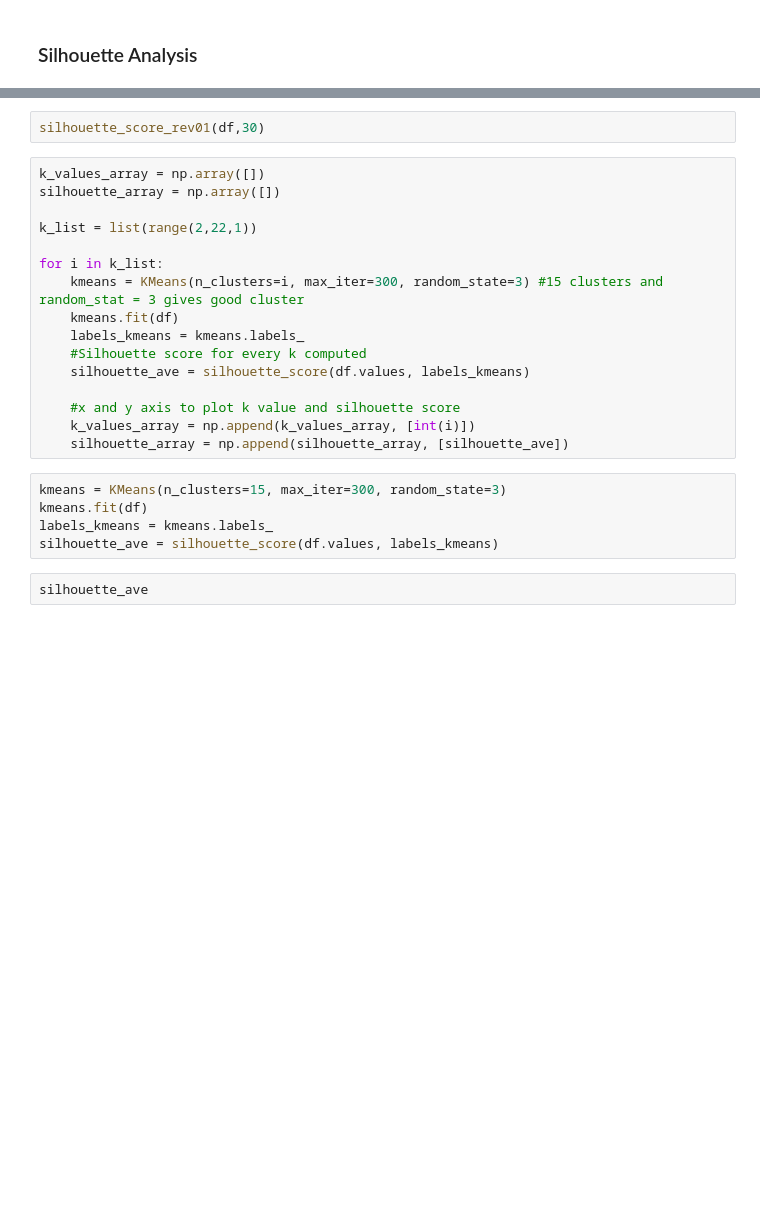
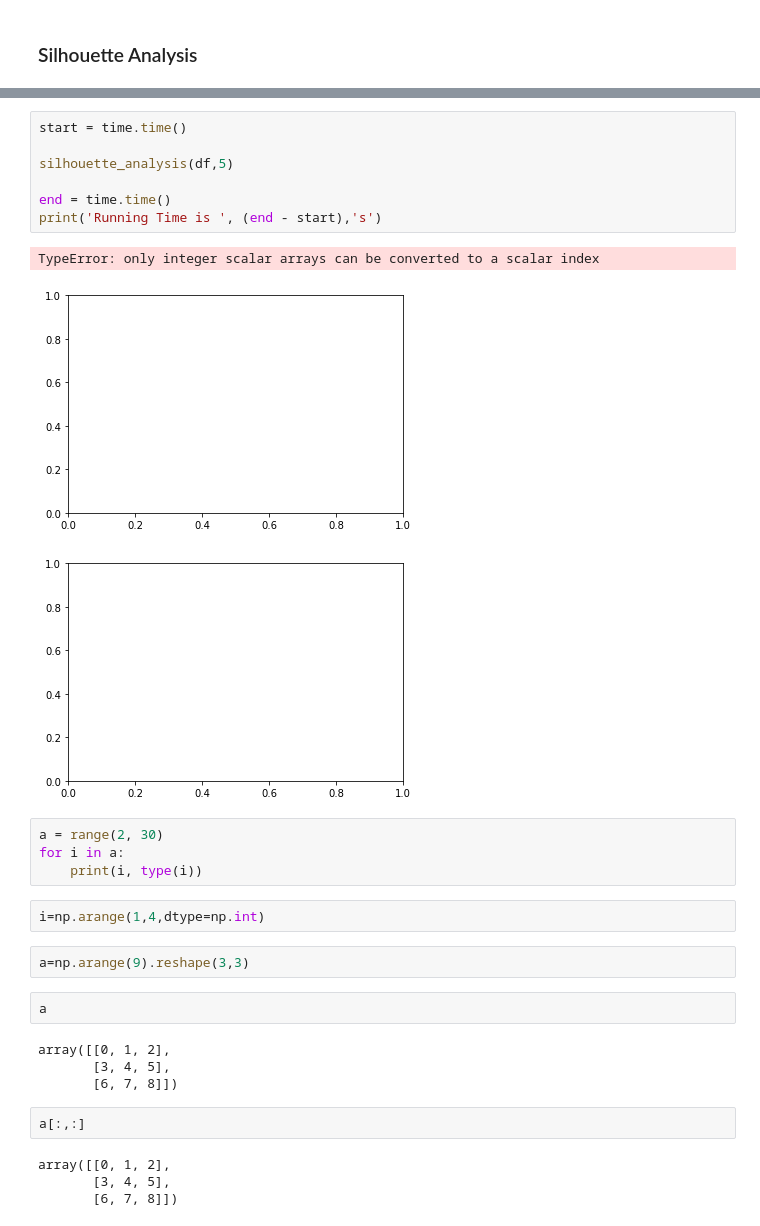
Before and after one commit to JiayuanGuo/Learning-Dash, a Jupyter notebook: Transtomics_Clustering/KMeansClustering.ipynb, the cells around one changed output, grey strips where cells are left out. Saved outputs shown, nothing was run; the diff lists cells and outputs as text; blank space fills up the shorter version.

```diff
--- a/Transtomics_Clustering/KMeansClustering.ipynb
+++ b/Transtomics_Clustering/KMeansClustering.ipynb
@@ -266,25 +289,31 @@ def silhouette_score_rev01(df,k):
-# %%
-silhouette_score_rev01(df,30)
-# %%
-k_values_array = np.array([])
-silhouette_array = np.array([])
-
-k_list = list(range(2,22,1))
-
-for i in k_list:
-    kmeans = KMeans(n_clusters=i, max_iter=300, random_state=3) #15 clusters and random_stat = 3 gives good cluster
-    kmeans.fit(df)
-    labels_kmeans = kmeans.labels_
-    #Silhouette score for every k computed
-    silhouette_ave = silhouette_score(df.values, labels_kmeans)
-
-    #x and y axis to plot k value and silhouette score
-    k_values_array = np.append(k_values_array, [int(i)])
-    silhouette_array = np.append(silhouette_array, [silhouette_ave])
-# %%
-kmeans = KMeans(n_clusters=15, max_iter=300, random_state=3)
-kmeans.fit(df)
-labels_kmeans = kmeans.labels_
-silhouette_ave = silhouette_score(df.values, labels_kmeans)
-# %%
-silhouette_ave
+# %%
+start = time.time()
+
+silhouette_analysis(df,5)
+
+end = time.time()
+print('Running Time is ', (end - start),'s')
+# %% [output]
+TypeError: only integer scalar arrays can be converted to a scalar index
+[figure, added]
+[figure, added]
+# %%
+a = range(2, 30)
+for i in a:
+    print(i, type(i))
+# %%
+i=np.arange(1,4,dtype=np.int)
+# %%
+a=np.arange(9).reshape(3,3)
+# %%
+a
+# %% [output]
+array([[0, 1, 2],
+       [3, 4, 5],
+       [6, 7, 8]])
+# %%
+a[:,:]
+# %% [output]
+array([[0, 1, 2],
+       [3, 4, 5],
+       [6, 7, 8]])
```
Also changed, not shown: parts of 16 cells of this notebook, 2 other files.
